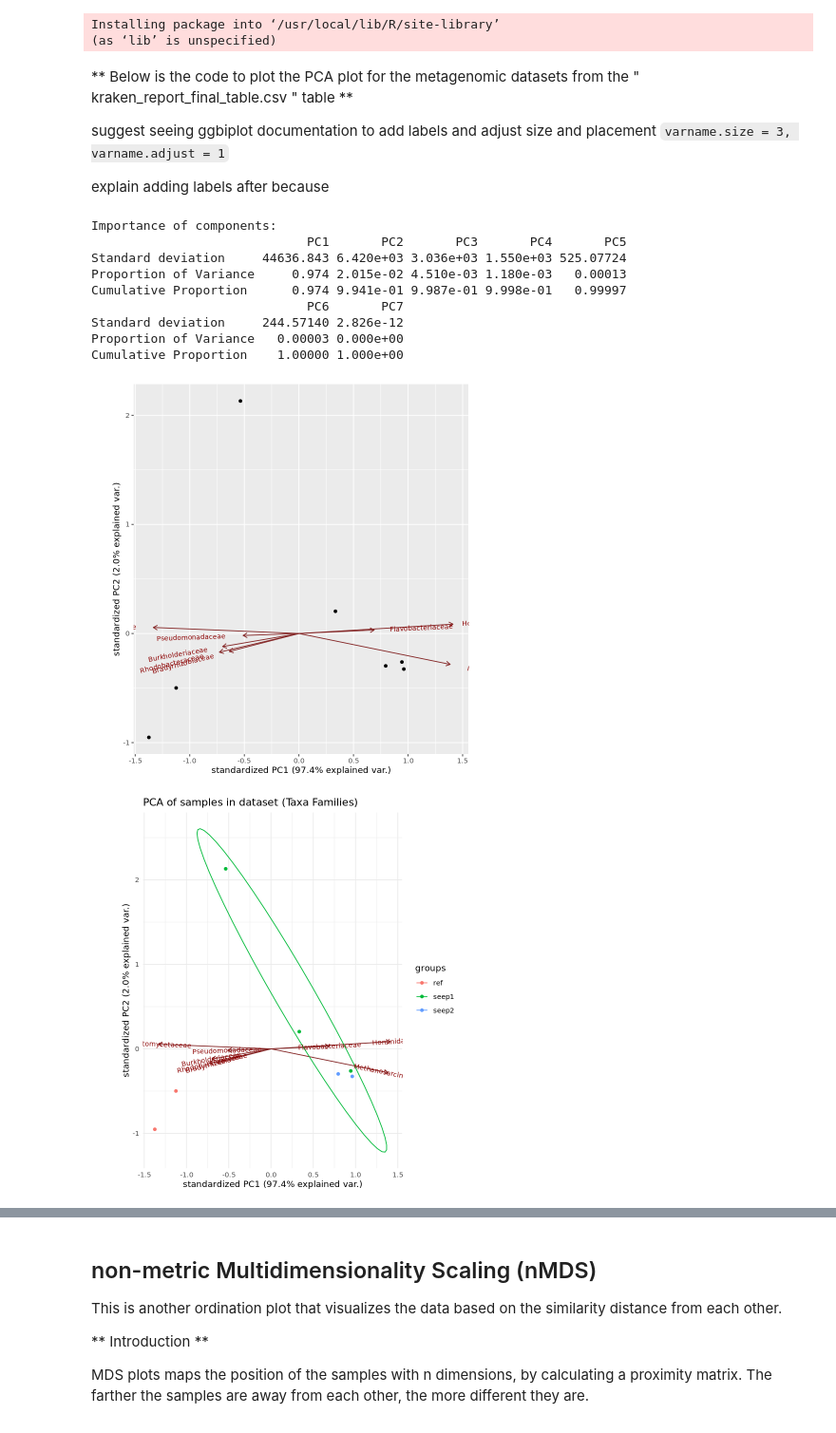
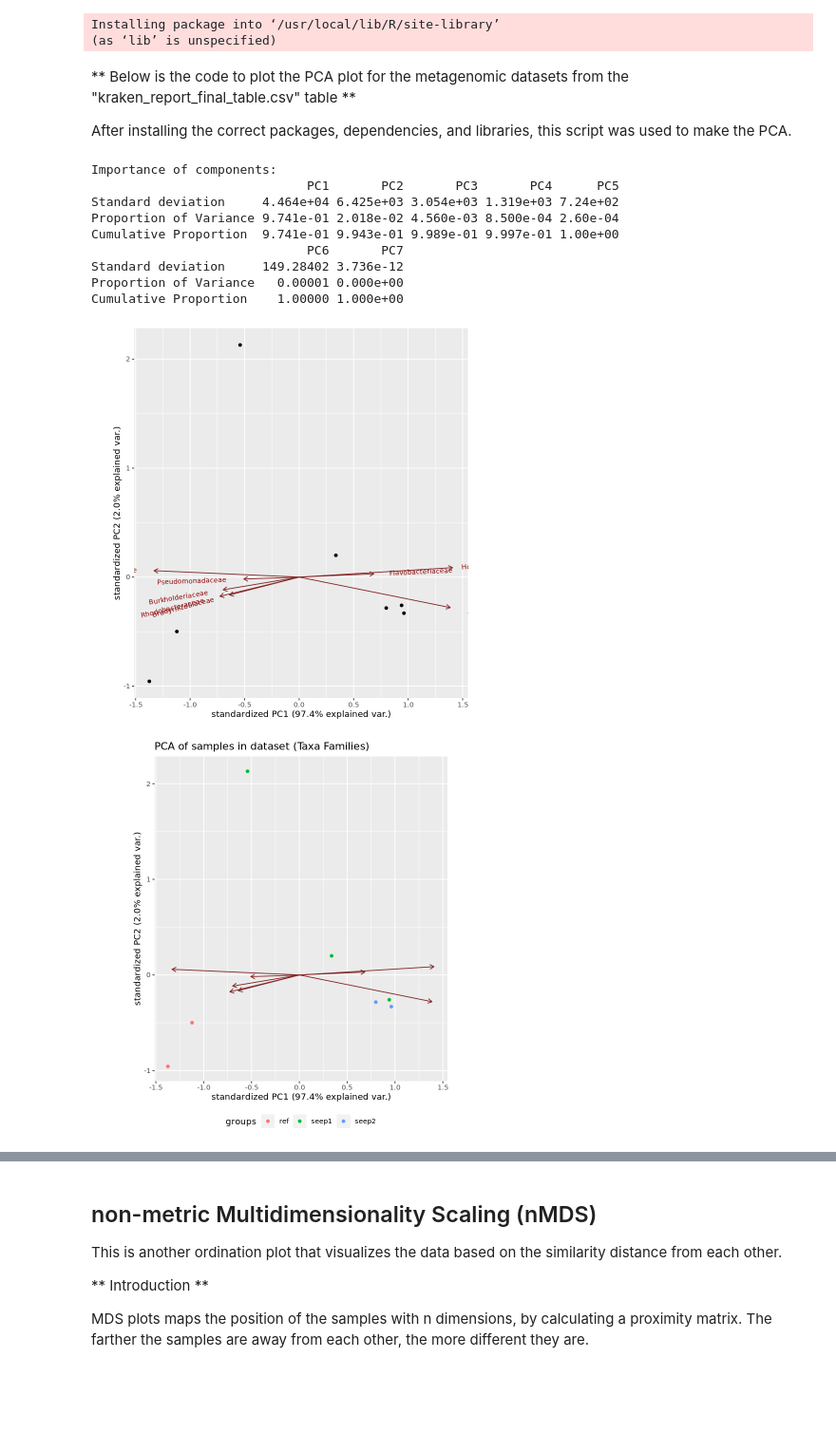
Before and after one commit to hleffler/Microbial-visualization, a Jupyter notebook: REU_hleffler.ipynb, the cells around one changed output, grey strips where cells are left out. Shown at 95% size. Drawn from its saved outputs; the diff is of its cells as text; code cells hidden in the pictures; blank space fills up the shorter version.

```diff
--- a/REU_hleffler.ipynb
+++ b/REU_hleffler.ipynb
@@ -221,48 +242,47 @@ Installing packages into ‘/usr/local/lib/R/site-library’
 Installing package into ‘/usr/local/lib/R/site-library’
 (as ‘lib’ is unspecified)
 # %% [markdown]
-** Below is the code to plot the PCA plot for the metagenomic datasets from the " kraken_report_final_table.csv " table **
+** Below is the code to plot the PCA plot for the metagenomic datasets from the "kraken_report_final_table.csv" table **
 
-suggest seeing ggbiplot documentation to add labels and adjust size and placement ``varname.size = 3, varname.adjust = 1``
-
-explain adding labels after because
+After installing the correct packages, dependencies, and libraries, this script was used to make the PCA.
 # %%
 library(devtools)
 library(ggbiplot)
 
 #normalizing the data using raremax but slightly differently than done previously
 Data_t=as.data.frame(t(Data))
 
 raremax <-min(rowSums(Data_t))
 Srare <- rrarefy(Data_t, raremax)
 Srare=as.data.frame(Srare)
 
 #step to remove the variables without a lot of variance
 #removes columns with sums
 Srare_clean = Srare[, colSums(Srare > 40000) > 0]
 
 #computing the principal coordinates
 data.pca=prcomp(Srare_clean, center = TRUE)
 summary(data.pca)
 
-
 #PCA plots
 ggbiplot(data.pca)
 location=c("seep2","ref","seep1","seep2","seep1","ref","seep1")
-ggbiplot(data.pca, varname.size = 3, varname.adjust = .02, ellipse = TRUE,
+p1 = ggbiplot(data.pca, varname.size = 0, varname.adjust = .02, ellipse = FALSE,
          groups = location) +
 ggtitle("PCA of samples in dataset (Taxa Families)") +
-theme_minimal() +
-theme(legend.position = "right")
+theme_gray() +
+theme(legend.position = "bottom")
+
+print(p1)
 # %% [output]
 Importance of components:
-                             PC1       PC2       PC3       PC4       PC5
-Standard deviation     44636.843 6.420e+03 3.036e+03 1.550e+03 525.07724
-Proportion of Variance     0.974 2.015e-02 4.510e-03 1.180e-03   0.00013
-Cumulative Proportion      0.974 9.941e-01 9.987e-01 9.998e-01   0.99997
+                             PC1       PC2       PC3       PC4      PC5
+Standard deviation     4.464e+04 6.425e+03 3.054e+03 1.319e+03 7.24e+02
+Proportion of Variance 9.741e-01 2.018e-02 4.560e-03 8.500e-04 2.60e-04
+Cumulative Proportion  9.741e-01 9.943e-01 9.989e-01 9.997e-01 1.00e+00
                              PC6       PC7
-Standard deviation     244.57140 2.826e-12
-Proportion of Variance   0.00003 0.000e+00
+Standard deviation     149.28402 3.736e-12
+Proportion of Variance   0.00001 0.000e+00
 Cumulative Proportion    1.00000 1.000e+00
 [figure]
-[figure, old version]
+[figure, new version]
```
Also changed, not shown: parts of 23 cells of this notebook.
